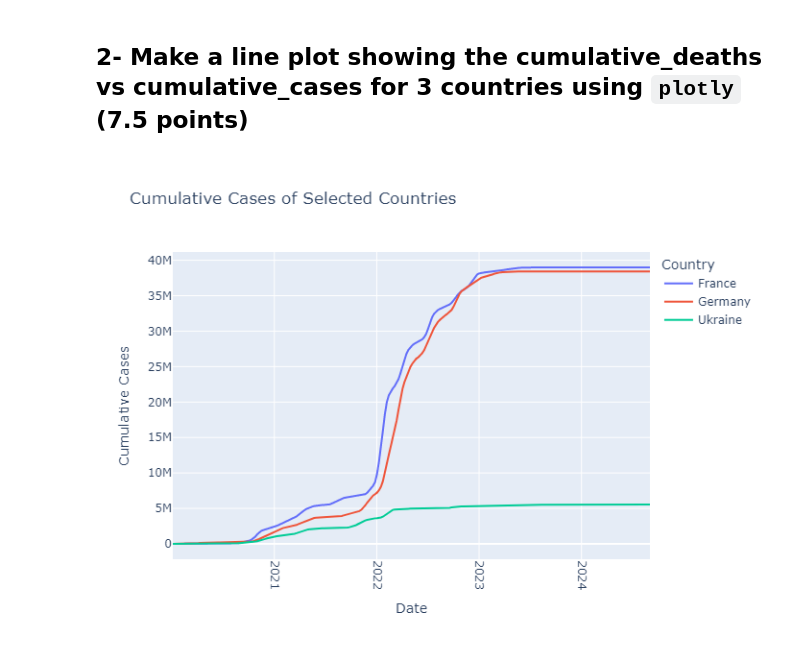
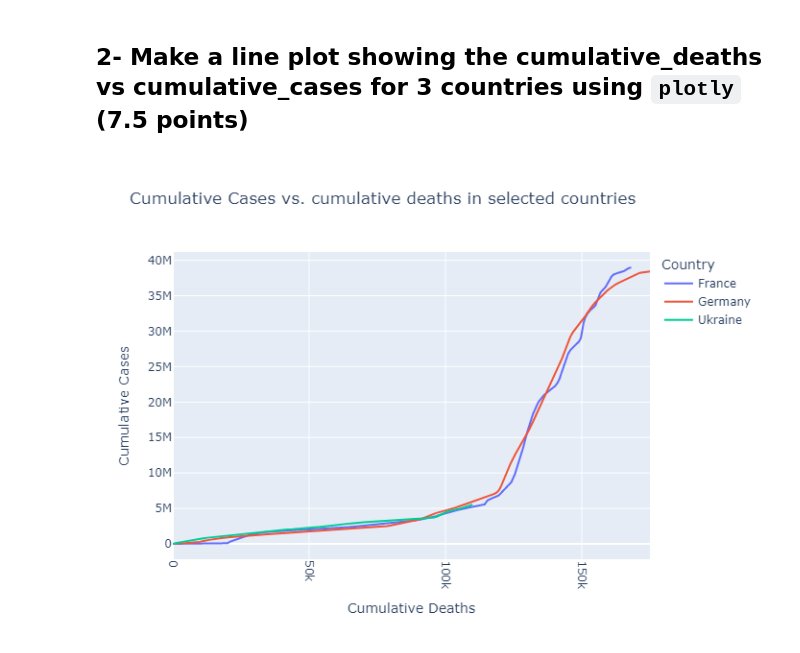
Before and after one commit to shadzic/ESMT_2024_DataScraping_Students, a Jupyter notebook: 04_Homework.ipynb, the cells around one changed output. Saved outputs shown, nothing was run; the diff lists cells and outputs as text; code cells hidden in the pictures.

```diff
--- a/04_Homework.ipynb
+++ b/04_Homework.ipynb
@@ -80,16 +80,16 @@ import plotly.express as px
 pio.renderers.default = "notebook"
 # %%
 fig = px.line(filtered_data,
-              x="Date_reported",
+              x="Cumulative_deaths",
               y="Cumulative_cases",
               color="Country",
-              title="Cumulative Cases of Selected Countries",
-              labels={"Date_reported": "Date", "Cumulative_cases": "Cumulative Cases"})
+              title="Cumulative Cases vs. cumulative deaths in selected countries",
+              labels={"Cumulative_deaths": "Cumulative Deaths", "Cumulative_cases": "Cumulative Cases"})
 fig.update_layout(
-    xaxis_title="Date",
+    xaxis_title="Cumulative Deaths",
     yaxis_title="Cumulative Cases",
     xaxis_tickangle=90,
 )
 fig.show(renderer="png")
 # %% [output]
-[figure, old version]
+[figure, new version]
```
